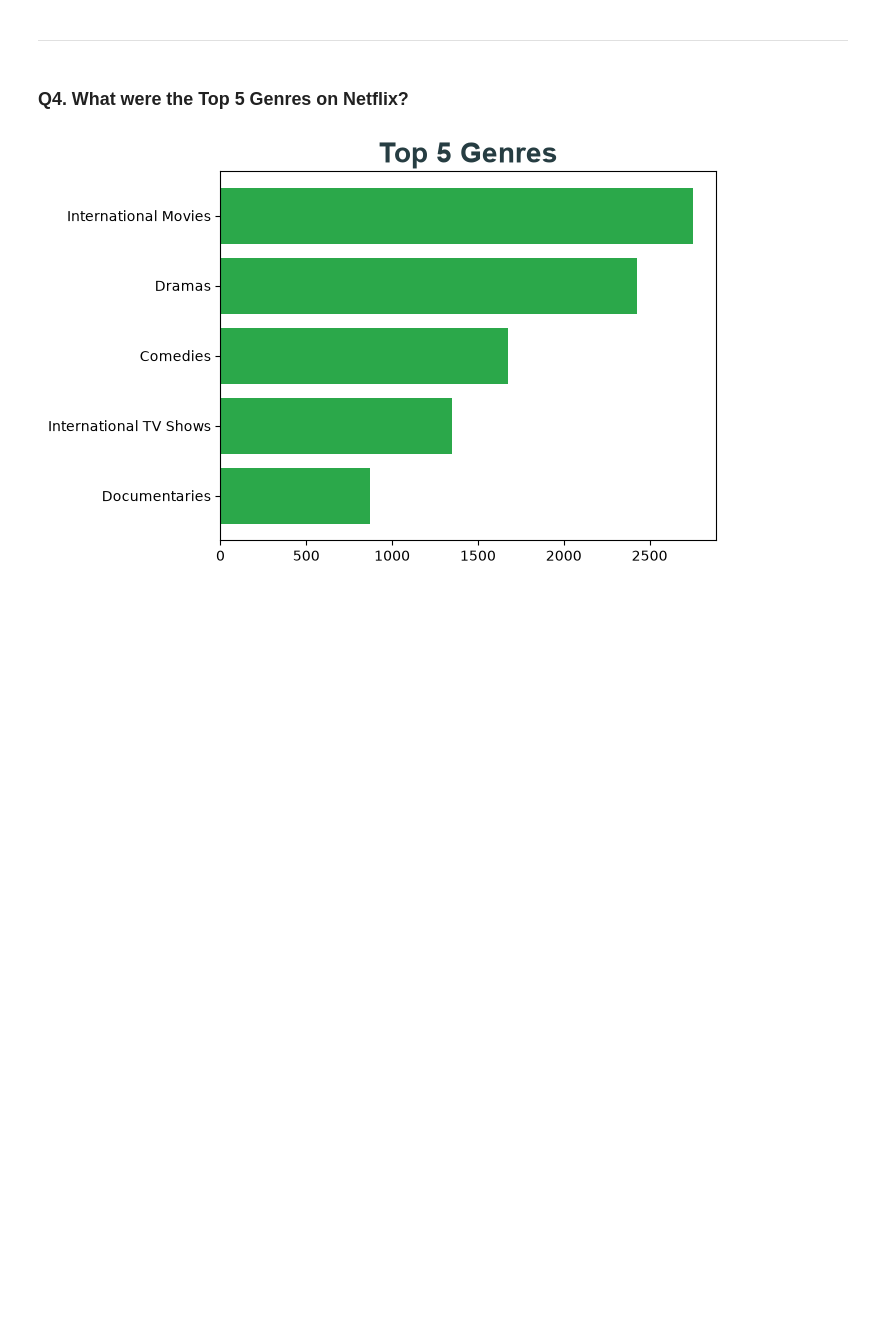
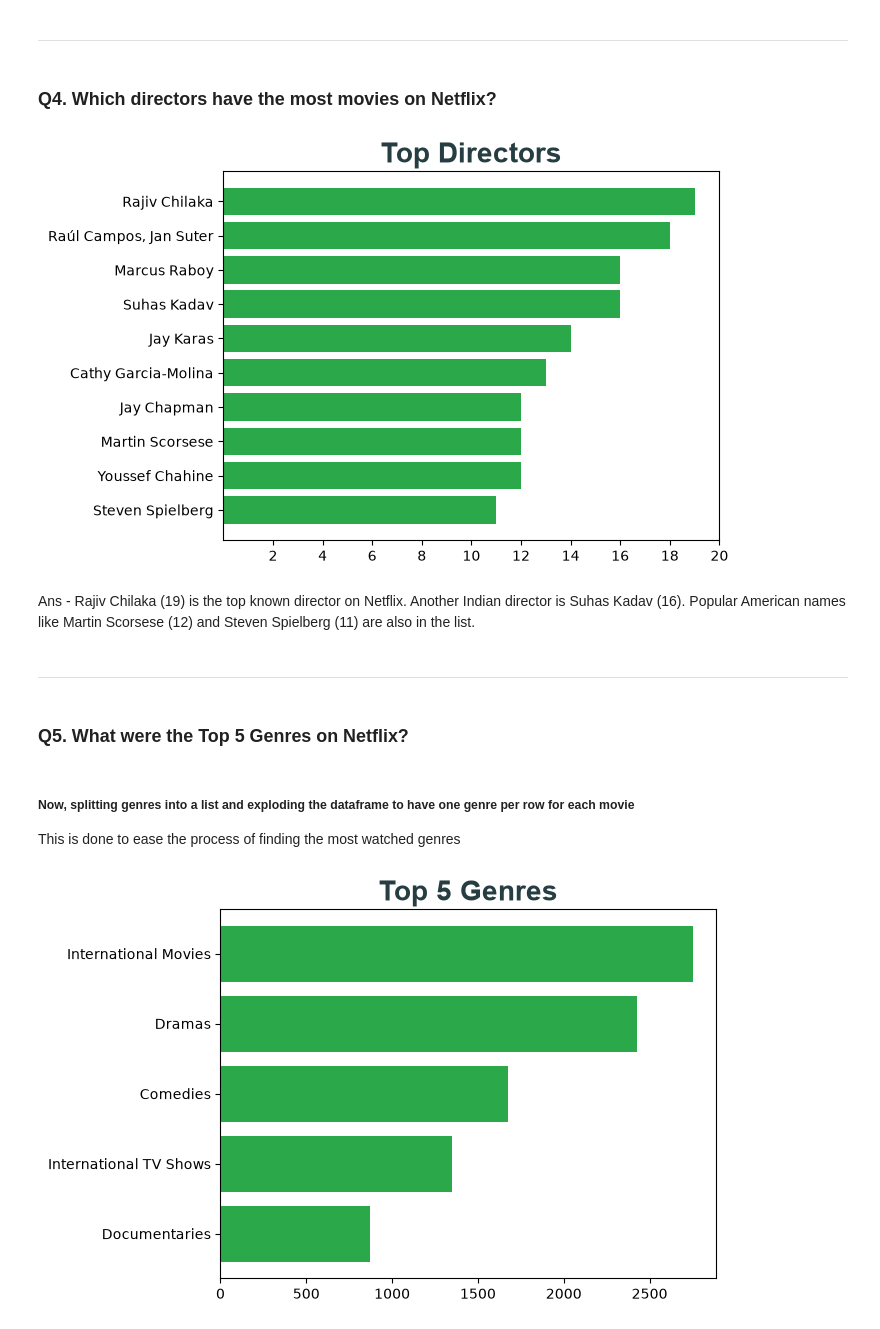
Before and after one commit to agraj1121/Netflix-Data-Analysis, a Jupyter notebook: netflix movies and tvshows.ipynb, the cells around one changed output. Drawn from its saved outputs; the diff is of its cells as text; code cells hidden in the pictures; blank space fills up the shorter version.

```diff
--- a/netflix movies and tvshows.ipynb
+++ b/netflix movies and tvshows.ipynb
@@ -121,5 +115,37 @@ that Netflix caters a diverse range of content to its viewers.
 <body><hr>
 </body>
 </html>
+# %% [markdown]
+### Q4. Which directors have the most movies on Netflix?
+# %%
+directors = df['director'].value_counts().reset_index()
+
+directors = directors[directors['director'] != '-']
+
+directors = directors.iloc[0:10].sort_values(by = 'count', ascending = True)
+
+plt.barh(directors['director'], directors['count'], color = "#2BA84A")
+
+xVals = np.array([2, 4, 6, 8, 10, 12, 14, 16, 18, 20])
+
+plt.xticks(xVals)
+
+plt.title("Top Directors", fontsize = 20, fontweight = "bold", family = 'Arial', color = '#263d42')
+
+plt.show()
+# %% [output]
+[figure, added]
+# %% [markdown]
+Ans - Rajiv Chilaka (19) is the top known director on Netflix. Another Indian director is Suhas Kadav (16). Popular American names like Martin Scorsese (12) and Steven Spielberg (11) are also in the list.
+# %% [markdown]
+<html>
+<head></head>
+<body><hr>
+</body>
+</html>
 # %% [markdown]
-### Q4. What were the Top 5 Genres on Netflix?
+### Q5. What were the Top 5 Genres on Netflix?
+# %% [markdown]
+##### Now, splitting genres into a list and exploding the dataframe to have one genre per row for each movie
+
+This is done to ease the process of finding the most watched genres
```
Also changed, not shown: parts of 13 cells of this notebook, 5 other files.
